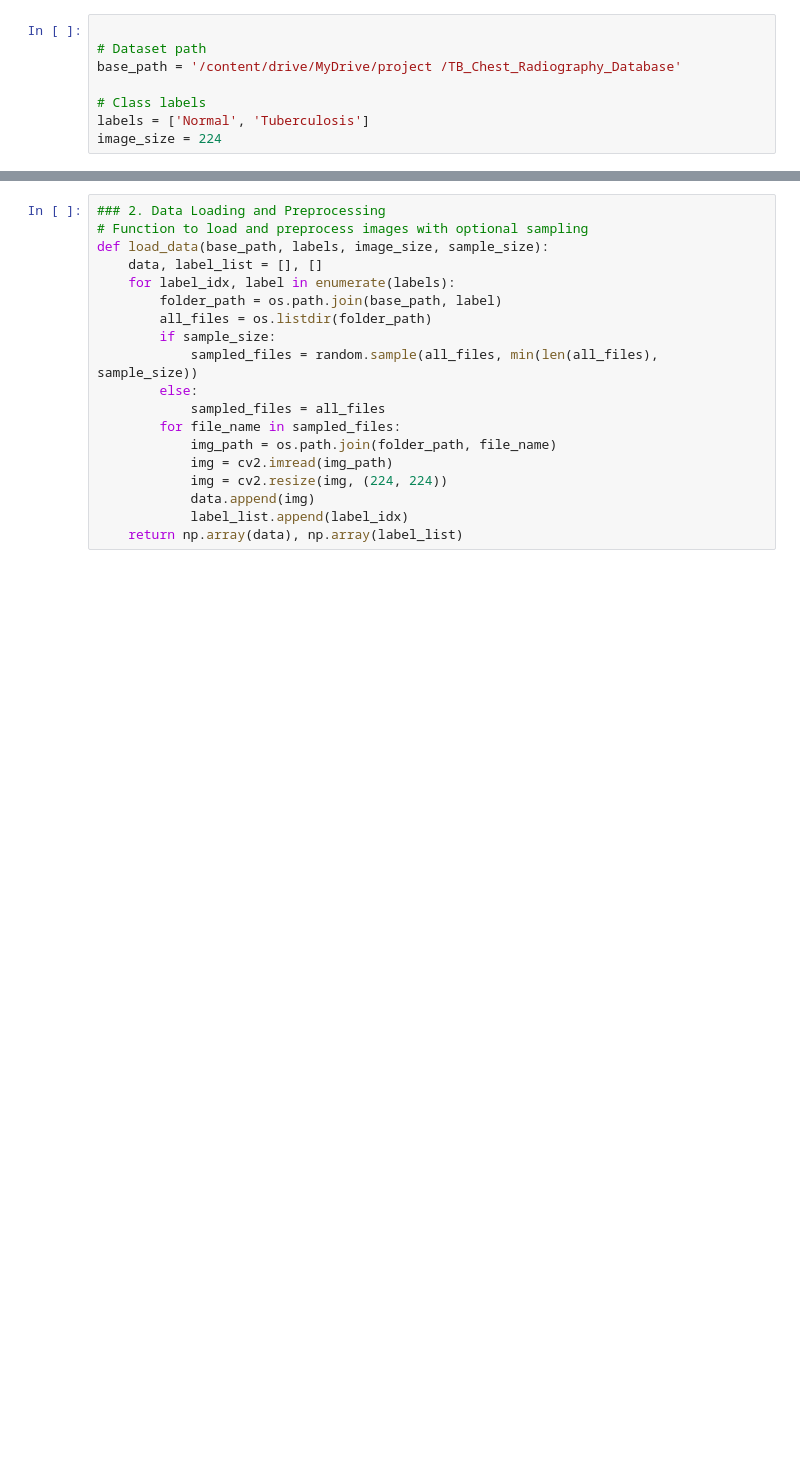
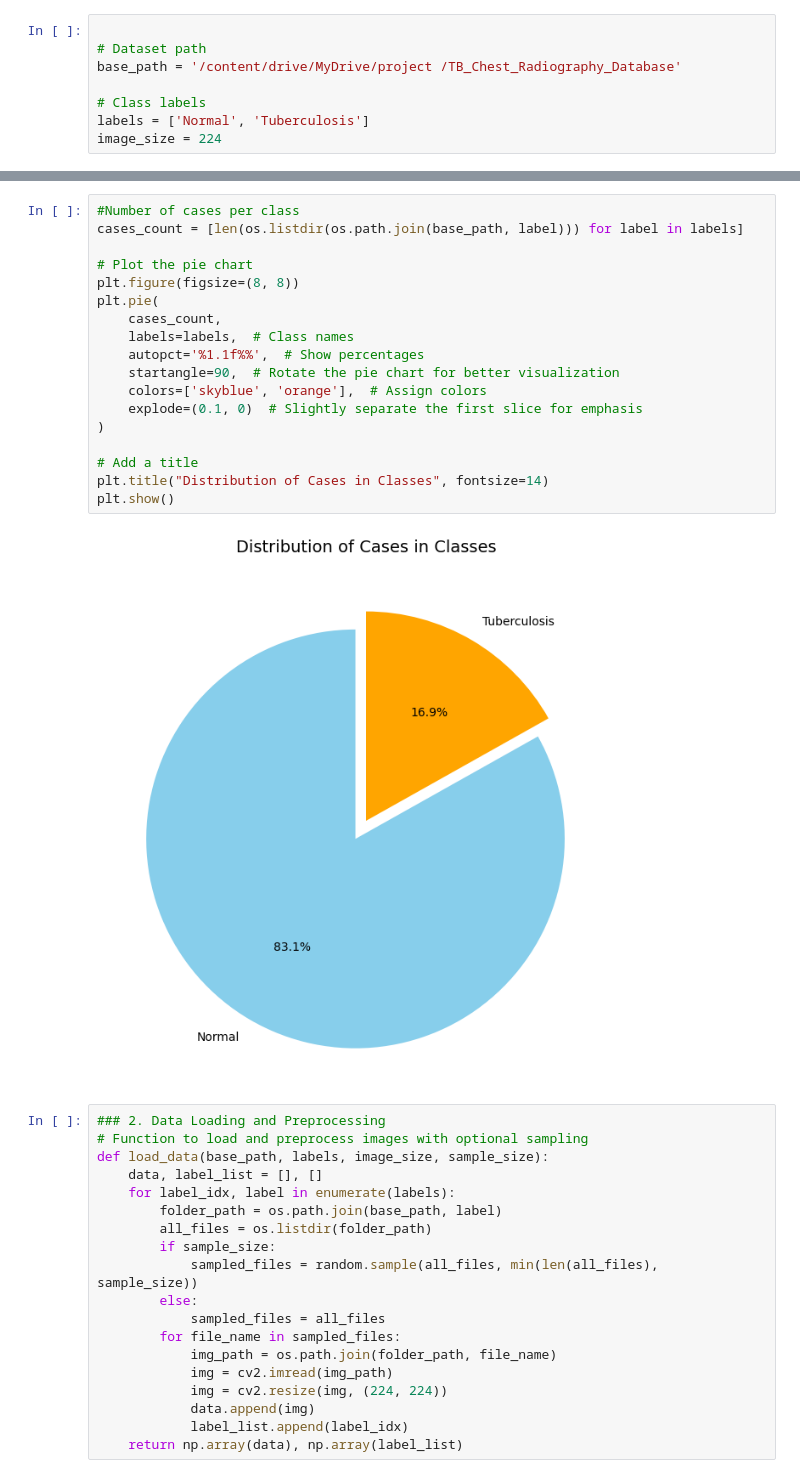
Before and after one commit to losirlu1411/project-, a Jupyter notebook: tuberculosis_.ipynb, the cells around one changed output, grey strips where cells are left out. Drawn from its saved outputs; the diff is of its cells as text; blank space fills up the shorter version.

```diff
--- a/tuberculosis_.ipynb
+++ b/tuberculosis_.ipynb
@@ -33,3 +59,23 @@ image_size = 224
+# %%
+#Number of cases per class
+cases_count = [len(os.listdir(os.path.join(base_path, label))) for label in labels]
+
+# Plot the pie chart
+plt.figure(figsize=(8, 8))
+plt.pie(
+    cases_count,
+    labels=labels,  # Class names
+    autopct='%1.1f%%',  # Show percentages
+    startangle=90,  # Rotate the pie chart for better visualization
+    colors=['skyblue', 'orange'],  # Assign colors
+    explode=(0.1, 0)  # Slightly separate the first slice for emphasis
+)
+
+# Add a title
+plt.title("Distribution of Cases in Classes", fontsize=14)
+plt.show()
+# %% [output]
+[figure, added]
 # %%
 ### 2. Data Loading and Preprocessing
 # Function to load and preprocess images with optional sampling
```
Also changed, not shown: parts of 9 cells of this notebook.
